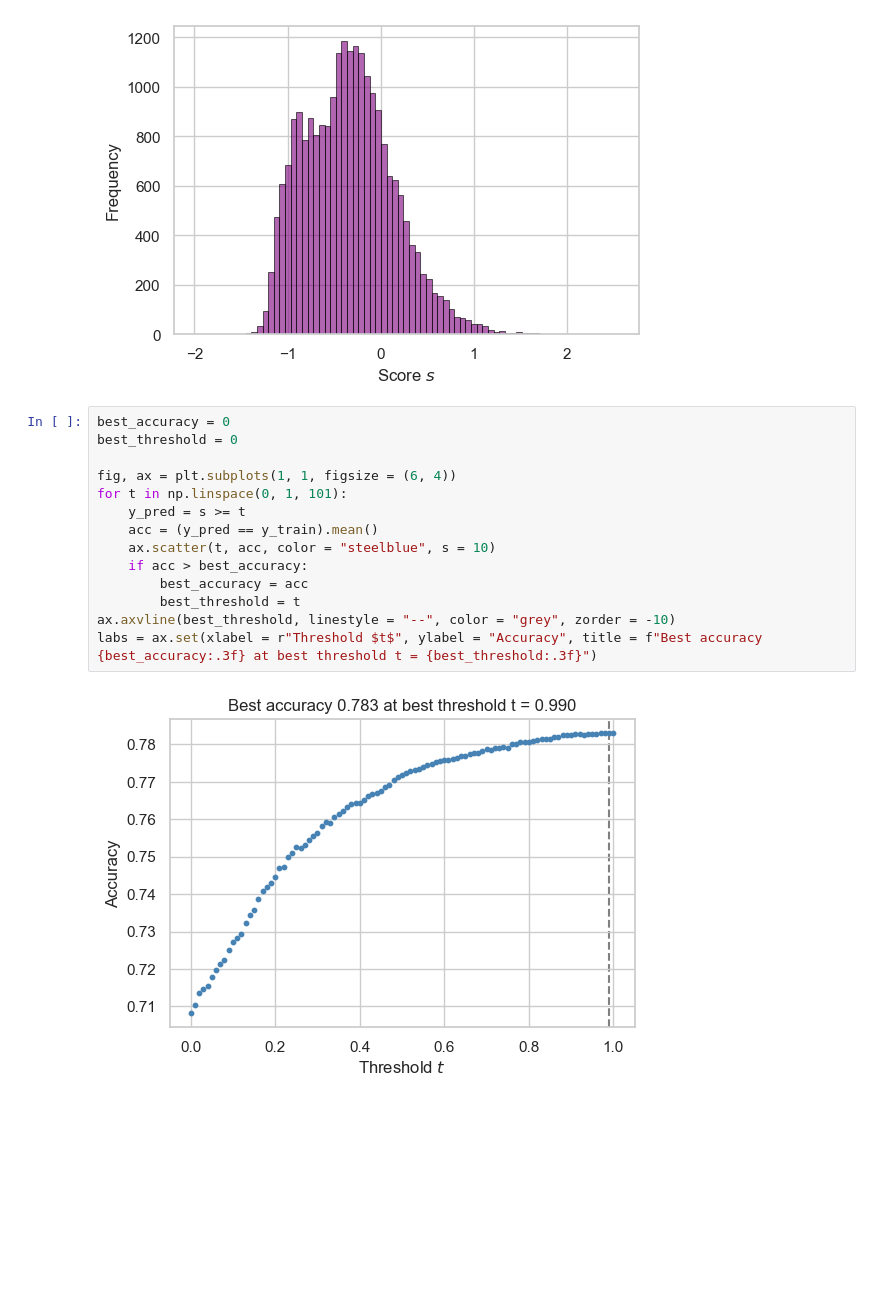
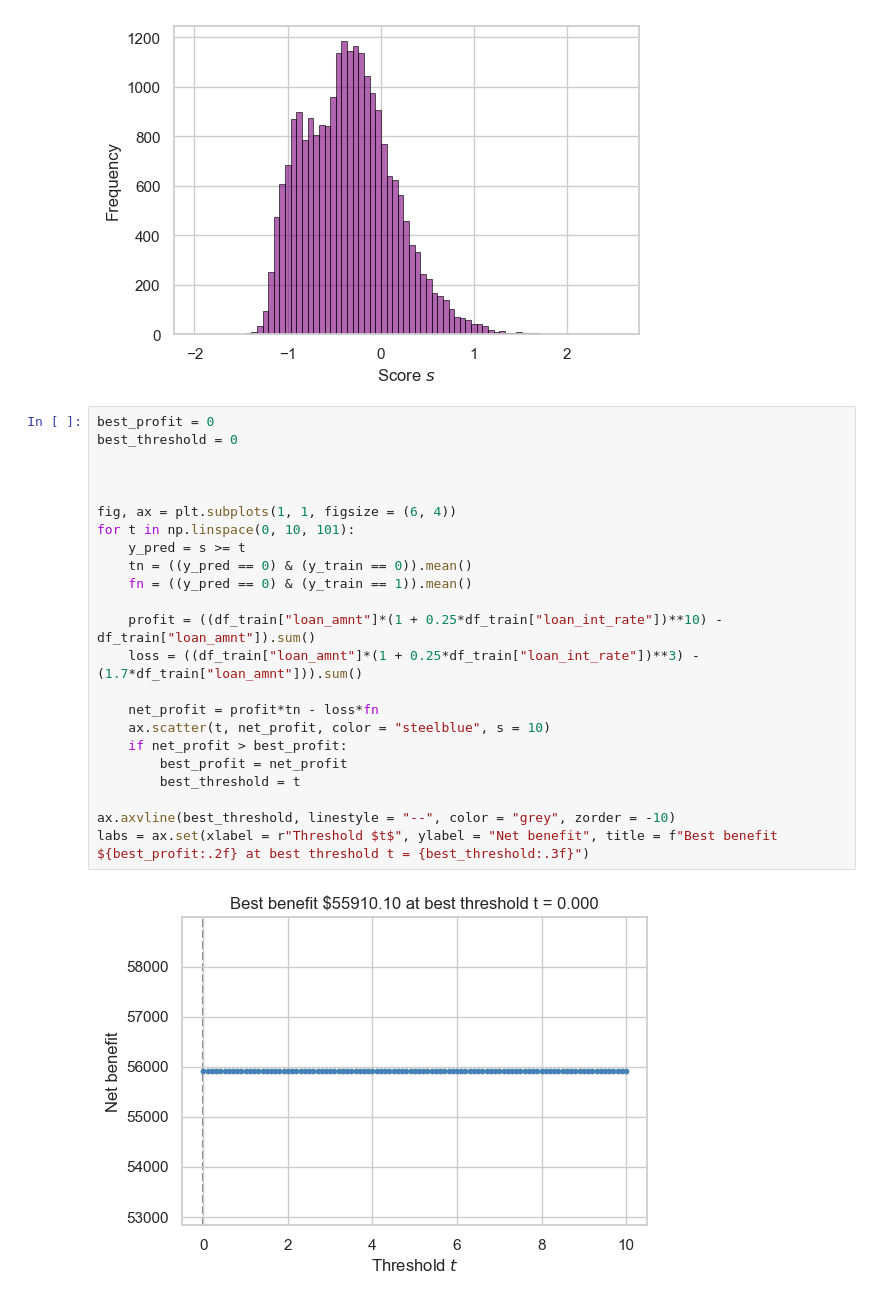
Before and after one commit to lawolff1702/lawolff1702.github.io, a Jupyter notebook: posts/Design and Impact of Automated Decision Systems/index.ipynb, the cells around one changed output. Saved outputs shown, nothing was run; the diff lists cells and outputs as text; blank space fills up the shorter version.

```diff
--- a/posts/Design and Impact of Automated Decision Systems/index.ipynb
+++ b/posts/Design and Impact of Automated Decision Systems/index.ipynb
@@ -178,18 +178,27 @@ labs = ax.set(xlabel = r"Score $s$", ylabel = "Frequency")
 # %% [output]
 [figure]
 # %%
-best_accuracy = 0
+best_profit = 0
 best_threshold = 0
 
+
+
 fig, ax = plt.subplots(1, 1, figsize = (6, 4))
-for t in np.linspace(0, 1, 101):
+for t in np.linspace(0, 10, 101):
     y_pred = s >= t
-    acc = (y_pred == y_train).mean()
-    ax.scatter(t, acc, color = "steelblue", s = 10)
-    if acc > best_accuracy:
-        best_accuracy = acc
+    tn = ((y_pred == 0) & (y_train == 0)).mean()
+    fn = ((y_pred == 0) & (y_train == 1)).mean()
+
+    profit = ((df_train["loan_amnt"]*(1 + 0.25*df_train["loan_int_rate"])**10) - df_train["loan_amnt"]).sum()
+    loss = ((df_train["loan_amnt"]*(1 + 0.25*df_train["loan_int_rate"])**3) - (1.7*df_train["loan_amnt"])).sum()
+
+    net_profit = profit*tn - loss*fn
+    ax.scatter(t, net_profit, color = "steelblue", s = 10)
+    if net_profit > best_profit:
+        best_profit = net_profit
         best_threshold = t
+
 ax.axvline(best_threshold, linestyle = "--", color = "grey", zorder = -10)
-labs = ax.set(xlabel = r"Threshold $t$", ylabel = "Accuracy", title = f"Best accuracy {best_accuracy:.3f} at best threshold t = {best_threshold:.3f}")
+labs = ax.set(xlabel = r"Threshold $t$", ylabel = "Net benefit", title = f"Best benefit ${best_profit:.2f} at best threshold t = {best_threshold:.3f}")
 # %% [output]
-[figure, old version]
+[figure, new version]
```
Also changed, not shown: parts of 1 cell of this notebook.
